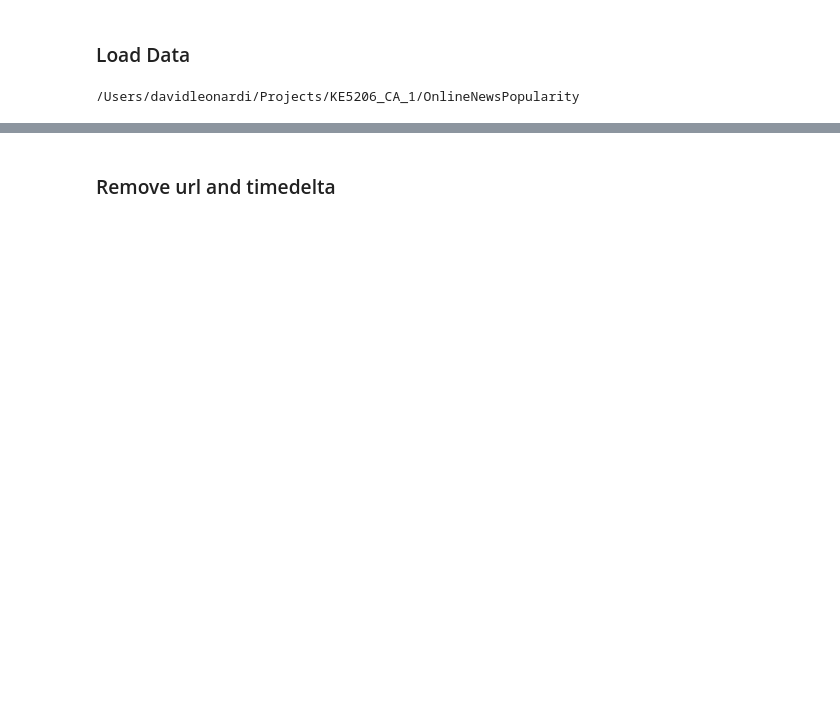
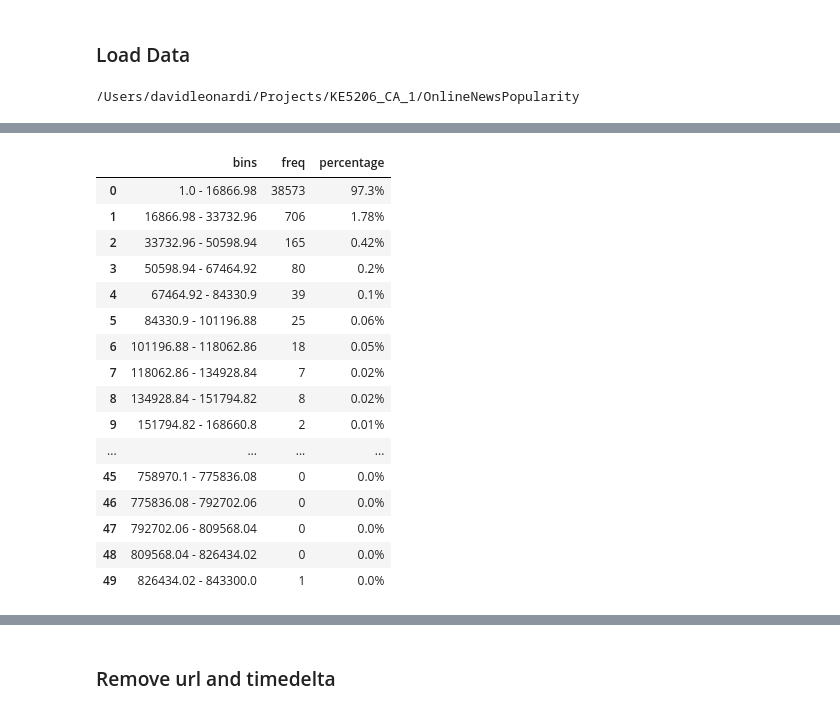
Before and after one commit to nakamura41/KE5206_CA_1, a Jupyter notebook: OnlineNewsPopularity/KE5206_Computational_Intelligence_I_CA_1.ipynb, the cells around one changed output, grey strips where cells are left out. Saved outputs shown, nothing was run; the diff lists cells and outputs as text; code cells hidden in the pictures; blank space fills up the shorter version.

```diff
--- a/OnlineNewsPopularity/KE5206_Computational_Intelligence_I_CA_1.ipynb
+++ b/OnlineNewsPopularity/KE5206_Computational_Intelligence_I_CA_1.ipynb
@@ -31,0 +37,32 @@ df.head(5)
+# %%
+import numpy as np
+count, division = np.histogram(df['shares'], bins=50)
+
+row_count = len(df.index)
+
+bins = []
+percentage = []
+for x in range(1, len(division)):
+    bins.append("{} - {}".format(round(division[x-1], 2), round(division[x], 2)))
+    percentage.append("{}%".format(round(count[x-1] / row_count * 100, 2)))
+
+histogram_df = pd.DataFrame({'bins': bins, 'freq': count, 'percentage': percentage})
+histogram_df.head(50)
+# %% [output]
+|  | bins | freq | percentage |
+| 0 | 1.0 - 16866.98 | 38573 | 97.3% |
+| 1 | 16866.98 - 33732.96 | 706 | 1.78% |
+| 2 | 33732.96 - 50598.94 | 165 | 0.42% |
+| 3 | 50598.94 - 67464.92 | 80 | 0.2% |
+| 4 | 67464.92 - 84330.9 | 39 | 0.1% |
+| 5 | 84330.9 - 101196.88 | 25 | 0.06% |
+| 6 | 101196.88 - 118062.86 | 18 | 0.05% |
+| 7 | 118062.86 - 134928.84 | 7 | 0.02% |
+| 8 | 134928.84 - 151794.82 | 8 | 0.02% |
+| 9 | 151794.82 - 168660.8 | 2 | 0.01% |
+| ... | ... | ... | ... |
+| 45 | 758970.1 - 775836.08 | 0 | 0.0% |
+| 46 | 775836.08 - 792702.06 | 0 | 0.0% |
+| 47 | 792702.06 - 809568.04 | 0 | 0.0% |
+| 48 | 809568.04 - 826434.02 | 0 | 0.0% |
+| 49 | 826434.02 - 843300.0 | 1 | 0.0% |
```
Also changed, not shown: parts of 3 cells of this notebook.
